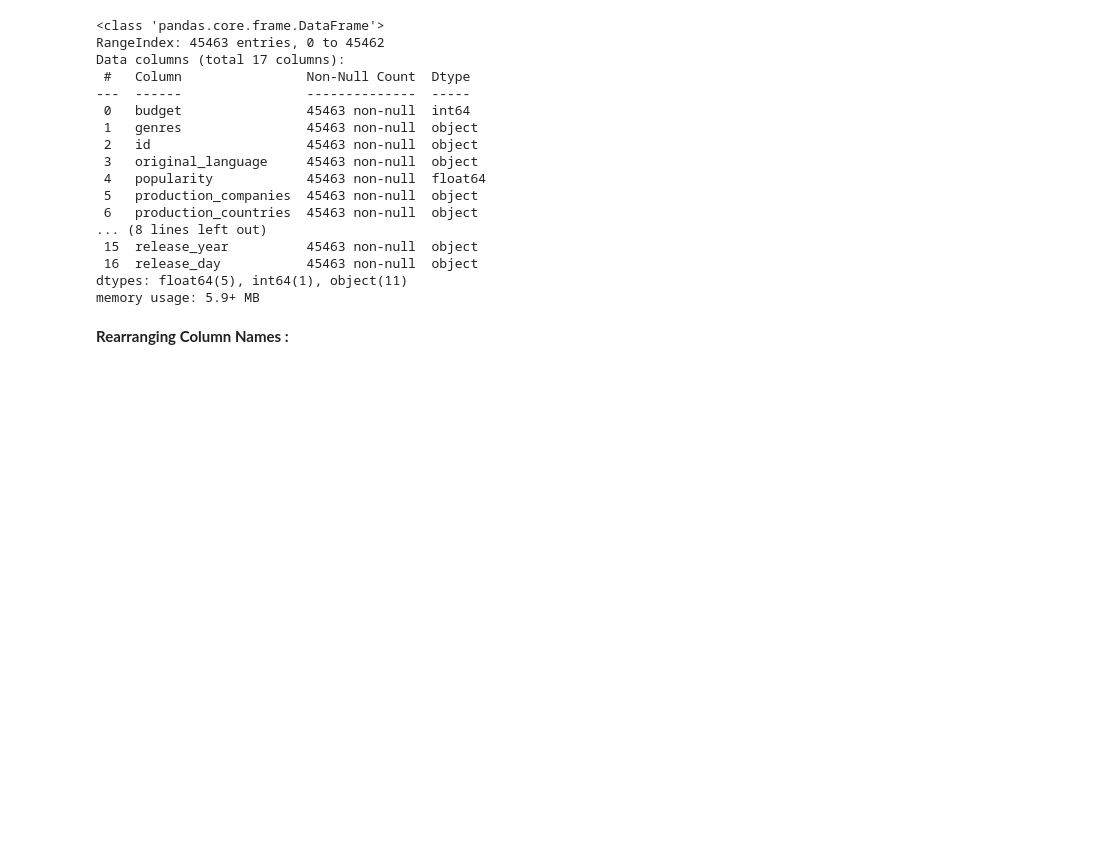
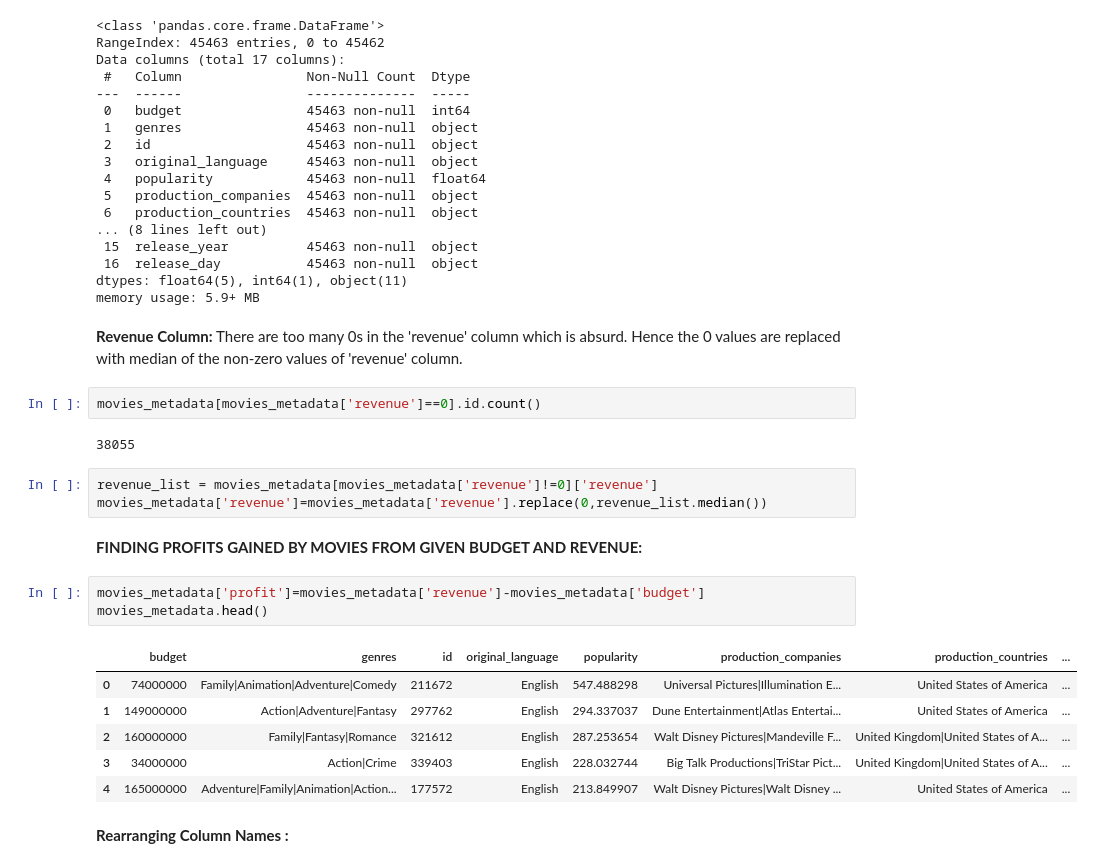
Before and after one commit to disha2sinha/Movie-Recommendation-System, a Jupyter notebook: Overview_of_the_Datasets_Data_Wrangling_and_Data_Cleaning.ipynb, the cells around one changed output. Saved outputs shown, nothing was run; the diff lists cells and outputs as text; blank space fills up the shorter version.

```diff
--- a/Overview_of_the_Datasets_Data_Wrangling_and_Data_Cleaning.ipynb
+++ b/Overview_of_the_Datasets_Data_Wrangling_and_Data_Cleaning.ipynb
@@ -450,6 +450,27 @@ Data columns (total 17 columns):
  16  release_day           45463 non-null  object
 dtypes: float64(5), int64(1), object(11)
 memory usage: 5.9+ MB
+# %% [markdown]
+**Revenue Column:** There are too many 0s in the 'revenue' column which is absurd. Hence  the 0 values are replaced with median of the non-zero values of 'revenue' column.
+# %%
+movies_metadata[movies_metadata['revenue']==0].id.count()
+# %% [output]
+38055
+# %%
+revenue_list = movies_metadata[movies_metadata['revenue']!=0]['revenue']
+movies_metadata['revenue']=movies_metadata['revenue'].replace(0,revenue_list.median())
+# %% [markdown]
+**FINDING PROFITS GAINED BY MOVIES FROM GIVEN BUDGET AND REVENUE:**
+# %%
+movies_metadata['profit']=movies_metadata['revenue']-movies_metadata['budget']
+movies_metadata.head()
+# %% [output]
+|  | budget | genres | id | original_language | popularity | production_companies | production_countries | ... |
+| 0 | 74000000 | Family|Animation|Adventure|Comedy | 211672 | English | 547.488298 | Universal Pictures|Illumination E... | United States of America | ... |
+| 1 | 149000000 | Action|Adventure|Fantasy | 297762 | English | 294.337037 | Dune Entertainment|Atlas Entertai... | United States of America | ... |
+| 2 | 160000000 | Family|Fantasy|Romance | 321612 | English | 287.253654 | Walt Disney Pictures|Mandeville F... | United Kingdom|United States of A... | ... |
+| 3 | 34000000 | Action|Crime | 339403 | English | 228.032744 | Big Talk Productions|TriStar Pict... | United Kingdom|United States of A... | ... |
+| 4 | 165000000 | Adventure|Family|Animation|Action... | 177572 | English | 213.849907 | Walt Disney Pictures|Walt Disney ... | United States of America | ... |
 # %% [markdown]
 **Rearranging Column Names :**
 # %%
```
Also changed, not shown: parts of 1 cell of this notebook.
